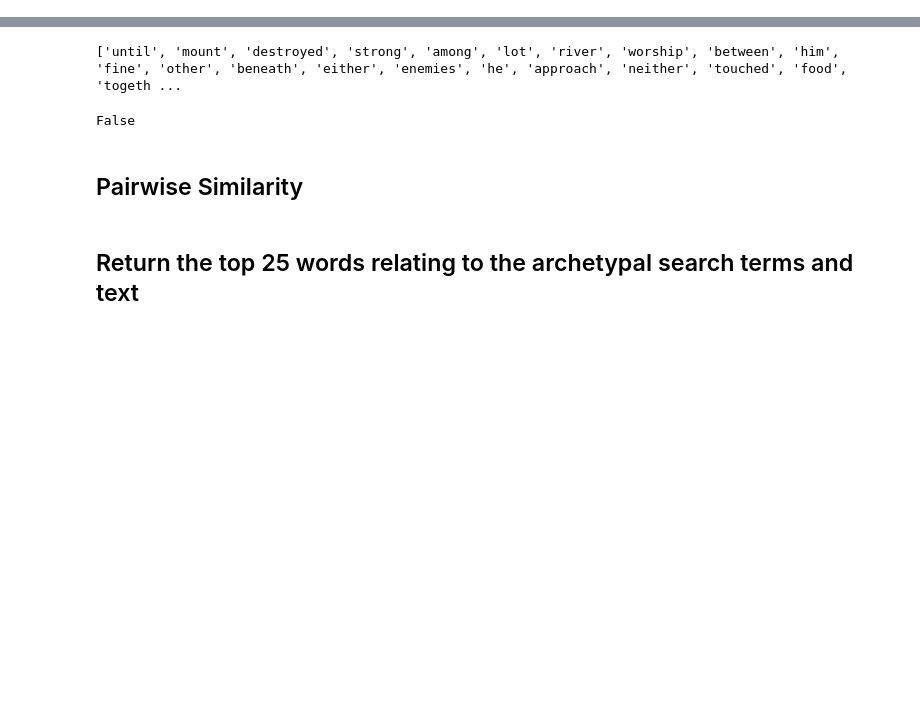
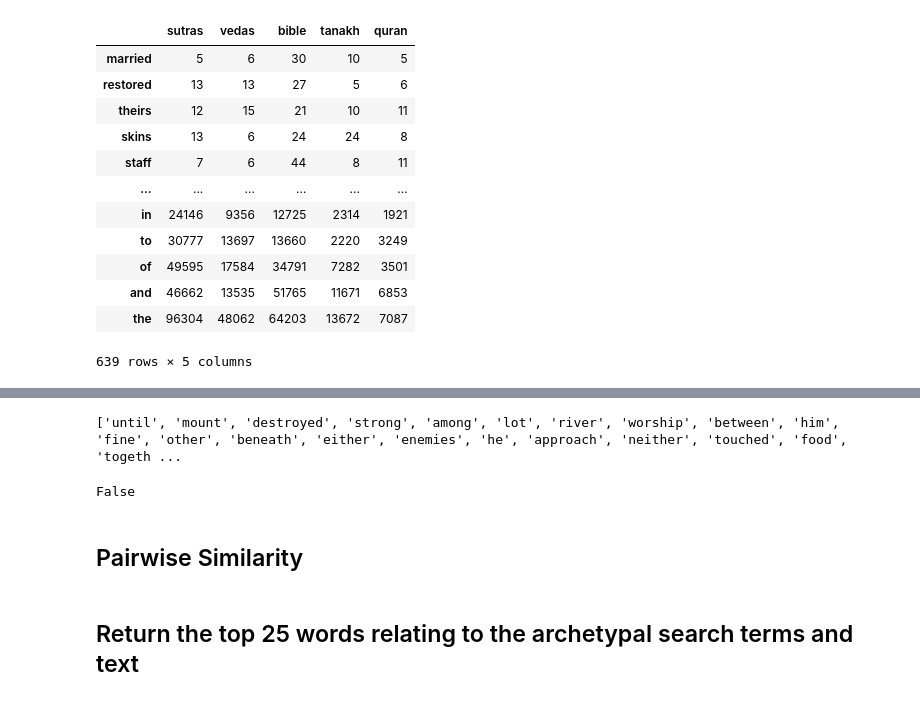
Before and after one commit to james-salafatinos/religious-word-embeddings, a Jupyter notebook: 2. Analysis.ipynb, the cells around one changed output, grey strips where cells are left out. Saved outputs shown, nothing was run; the diff lists cells and outputs as text; code cells hidden in the pictures; blank space fills up the shorter version.

```diff
--- a/2. Analysis.ipynb
+++ b/2. Analysis.ipynb
@@ -83,0 +121,18 @@ universe = list(universe)
+# %%
+
+freq_df.drop('most_common', inplace = True, axis = 1)
+freq_df
+# %% [output]
+|  | sutras | vedas | bible | tanakh | quran |
+| married | 5 | 6 | 30 | 10 | 5 |
+| restored | 13 | 13 | 27 | 5 | 6 |
+| theirs | 12 | 15 | 21 | 10 | 11 |
+| skins | 13 | 6 | 24 | 24 | 8 |
+| staff | 7 | 6 | 44 | 8 | 11 |
+| ... | ... | ... | ... | ... | ... |
+| in | 24146 | 9356 | 12725 | 2314 | 1921 |
+| to | 30777 | 13697 | 13660 | 2220 | 3249 |
+| of | 49595 | 17584 | 34791 | 7282 | 3501 |
+| and | 46662 | 13535 | 51765 | 11671 | 6853 |
+| the | 96304 | 48062 | 64203 | 13672 | 7087 |
+639 rows × 5 columns
```
Also changed, not shown: parts of 7 cells of this notebook, 14 other files.
